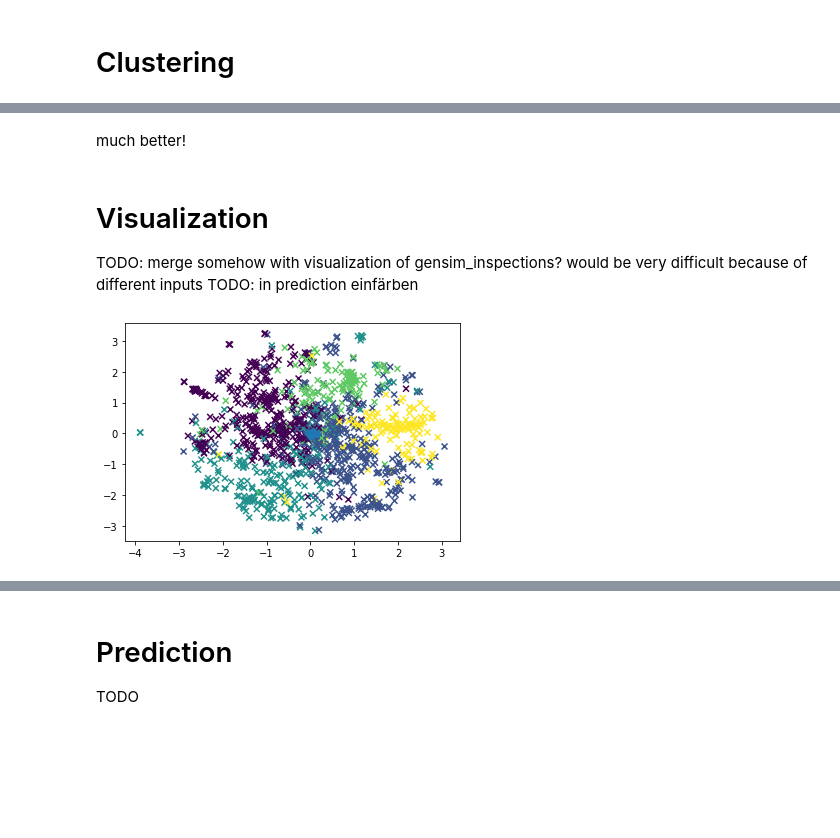
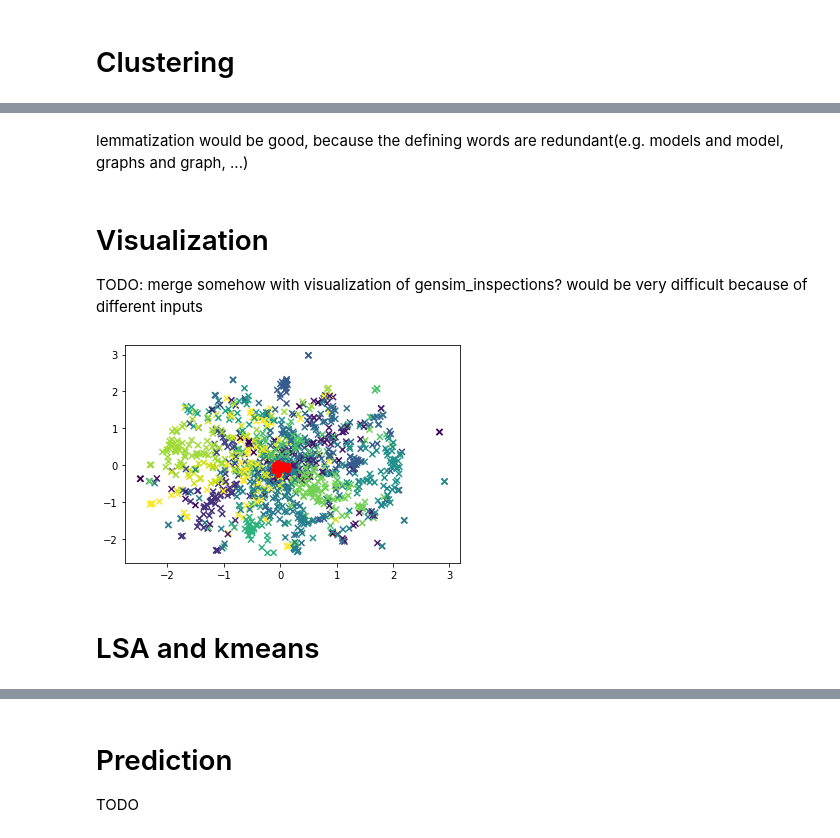
Before and after one commit to DonatJR/ita_ws20, a Jupyter notebook: notebooks/k-means.ipynb, the cells around one changed output, grey strips where cells are left out. Cells and saved outputs as stored; diff of their text form; code cells hidden in the pictures; blank space fills up the shorter version.

Commit message:
lsa with kmeans

```diff
--- a/notebooks/k-means.ipynb
+++ b/notebooks/k-means.ipynb
@@ -26,11 +29,13 @@ from data import preprocessing
 # %% [markdown]
 # Variables
 # %%
-num_topics = 5
+num_topics = 15
 use_title = True
-stemming = True
+# don't use stemming
+stemming = False
 lemmatization = True
-lib = "spacy"
+# use nltk since it is a lot faster than spacy and the results are better with nltk
+lib = "nltk"
 
 input_path = Path("../src/data/data_jmlr_vol13-21.json")
 # %% [markdown]
@@ -117,6 +127,3 @@ TODO
-# %%
-centroids = model.cluster_centers_
-silhouette_score = metrics.silhouette_score(tfidf_corpus_sklearn_preprocessed, labels, metric='euclidean')
 # %% [markdown]
 # Clustering
 # %%
@@ -159,7 +171,7 @@ Since the words which define the clusters look weird I use the sklearn preproces
 # %%
-model = KMeans(n_clusters=num_topics, init='k-means++', max_iter=100, n_init=1)
-fit_model(model, tfidf_corpus_sklearn_preprocessed)
-print_clusters(model, vectorizer_sklearn)
+model_skelarn_preprocessed = KMeans(n_clusters=num_topics, init='k-means++', max_iter=100, n_init=1)
+fit_model(model_skelarn_preprocessed, tfidf_corpus_sklearn_preprocessed)
+print_clusters(model_skelarn_preprocessed, vectorizer_sklearn)
 # %% [output]
 Top terms per cluster:
 Cluster 0:
@@ -181,25 +193,31 @@ Cluster 0:
-# %% [markdown]
-much better!
+# %% [markdown]
+lemmatization would be good, because the defining words are redundant(e.g. models and model, graphs and graph, ...)
 # %% [markdown]
 # Visualization
+
 TODO: merge somehow with visualization of gensim_inspections? would be very difficult because of different inputs
-TODO: in prediction einfärben
 # %%
-random_state = 1
-centroids = model.cluster_centers_
+def plot(model, corpus, n_components=None):
+    random_state = 1
+    centroids = model.cluster_centers_
 
-tsne_init = 'pca'  # could also be 'random'
-tsne_perplexity = 20.0
-tsne_early_exaggeration = 4.0
-tsne_learning_rate = 10
-tsne = TSNE(n_components=2, random_state=random_state, init=tsne_init,
-    perplexity=tsne_perplexity,
-    early_exaggeration=tsne_early_exaggeration, learning_rate=tsne_learning_rate)
+    tsne_init = 'pca'  # could also be 'random'
+    tsne_perplexity = 20.0
+    tsne_early_exaggeration = 4.0
+    tsne_learning_rate = 10
+    tsne = TSNE(n_components=2, random_state=random_state, init=tsne_init,
+        perplexity=tsne_perplexity,
+        early_exaggeration=tsne_early_exaggeration, learning_rate=tsne_learning_rate)
+    if n_components:
+        transformed = tsne.fit_transform(np.concatenate((corpus, centroids)))
+    else:
+        transformed = tsne.fit_transform(np.concatenate((corpus.todense(), centroids)))
+    plt.scatter(transformed[:-num_topics, 0], transformed[:-num_topics, 1], c=model.labels_, marker='x')
+    plt.scatter(transformed[-num_topics:, 0], transformed[-num_topics:, 1], c="red", marker='o')
 
-transformed = tsne.fit_transform(np.concatenate((tfidf_corpus_sklearn_preprocessed.todense(), centroids)))
-plt.scatter(transformed[:-num_topics, 0], transformed[:-num_topics, 1], c=model.labels_, marker='x')
-plt.scatter(transformed[-num_topics:, 0], transformed[-num_topics:, 1], marker='o')
-
-plt.show()
+    plt.show()
+plot(model, tfidf_corpus)
 # %% [output]
-[figure, old version]
+[figure, new version]
+# %% [markdown]
+# LSA and kmeans
```
Also changed, not shown: parts of 14 cells of this notebook.
